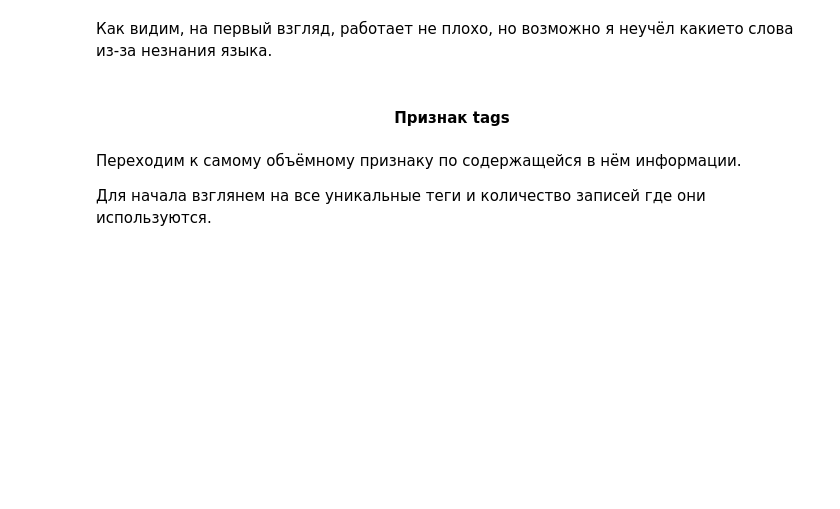
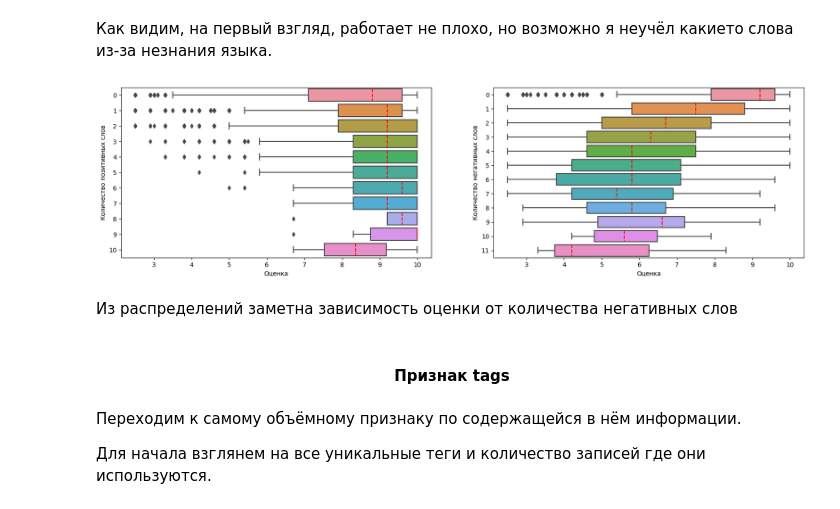
Before and after one commit to AlexandrBorisov1/SkillFactory_Projects, a Jupyter notebook: project_3/Project_3.ipynb, the cells around one changed output. Cells and saved outputs as stored; diff of their text form; code cells hidden in the pictures; blank space fills up the shorter version.

```diff
--- a/project_3/Project_3.ipynb
+++ b/project_3/Project_3.ipynb
@@ -372,28 +443,47 @@ def pos_neg_rev_func(data):
     positive_phrases = [x.lower() for x in positive_phrases]
     negative_phrases = [x.lower() for x in negative_phrases]
 
+    neg_quality_room = ['nois', 'dirt', 'mud', 'litter', 'dust', 'clamor', 'roar']
+    pos_quality_room = ['pure', 'clean', 'quiet', 'calm']
+
     # далее подсчитаем частоту вхождения данных слов в отзыв и создадим два новых признака: positiv_emo_words, negativ_emo_words
-    def positive_word_cnt(review):                  # функция подсчета количества позитивных слов
+    def positive_word_cnt(review, flag=0):                  # функция подсчета количества позитивных слов
         rev_words = review.split()
-        count = 0
+        count_pos_phra = 0
+        count_pos_qual = 0
         for word in rev_words:
             for pos_phrase in positive_phrases:
                 if word.lower().find(pos_phrase)+1:
-                    count += 1
-        return count
+                    count_pos_phra += 1
+            for pos in pos_quality_room:
+                if word.lower().find(pos)+1:
+                    count_pos_qual += 1
+        if flag == 0:
+            return count_pos_phra
+        if flag == 1:
+            return count_pos_qual
 
-    def negative_word_cnt(review):                  # функция подсчета количества негативных слов
+    def negative_word_cnt(review, flag=0):                  # функция подсчета количества негативных слов
         rev_words = review.split()
-        count = 0
+        count_neg_phra = 0
+        count_neg_qual = 0
         for word in rev_words:
             for neg_phrase in negative_phrases:
                 if word.lower().find(neg_phrase)+1:
-                    count += 1
-        return count
+                    count_neg_phra += 1
+            for neg in neg_quality_room:
+                if word.lower().find(neg)+1:
+                    count_neg_qual += 1
+        if flag == 0:
+            return count_neg_phra
+        if flag == 1:
+            return count_neg_qual
 
     # создаём новые признаки
     data['positiv_emo_words'] = data['positive_review'].apply(positive_word_cnt)
     data['negativ_emo_words'] = data['negative_review'].apply(negative_word_cnt)
+    data['positiv_quality_room'] = data['positive_review'].apply(positive_word_cnt, flag=1)
+    data['negativ_quality_room'] = data['negative_review'].apply(negative_word_cnt, flag=1)
 
     return data
 # %%
@@ -428,3 +518,13 @@ Name: positiv_emo_words, dtype: int64
 Name: negativ_emo_words, dtype: int64
 # %% [markdown]
 Как видим, на первый взгляд, работает не плохо, но возможно я неучёл какието слова из-за незнания языка.
+# %%
+fig, axes = plt.subplots(1, 2, figsize=(20, 5))
+sns.boxplot(train_data, x='reviewer_score', y='positiv_emo_words', orient='h', medianprops={'color':'red', 'linestyle':'--'}, ax=axes[0])
+axes[0].set(xlabel='Оценка', ylabel='Количество позитивных слов')
+sns.boxplot(train_data, x='reviewer_score', y='negativ_emo_words', orient='h', medianprops={'color':'red', 'linestyle':'--'}, ax=axes[1])
+axes[1].set(xlabel='Оценка', ylabel='Количество негативных слов');
+# %% [output]
+[figure, added]
+# %% [markdown]
+Из распределений заметна зависимость оценки от количества негативных слов
```
Also changed, not shown: parts of 57 cells of this notebook.
